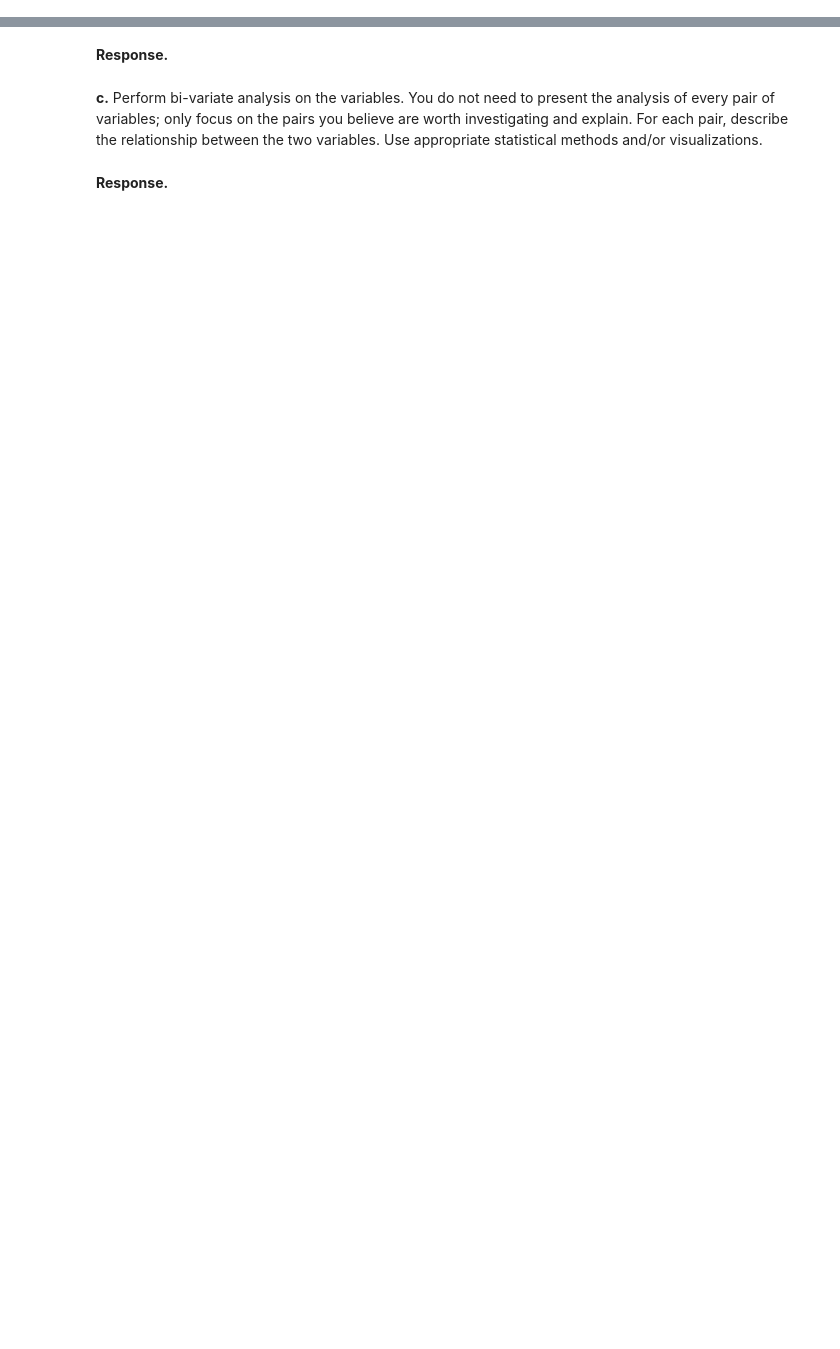
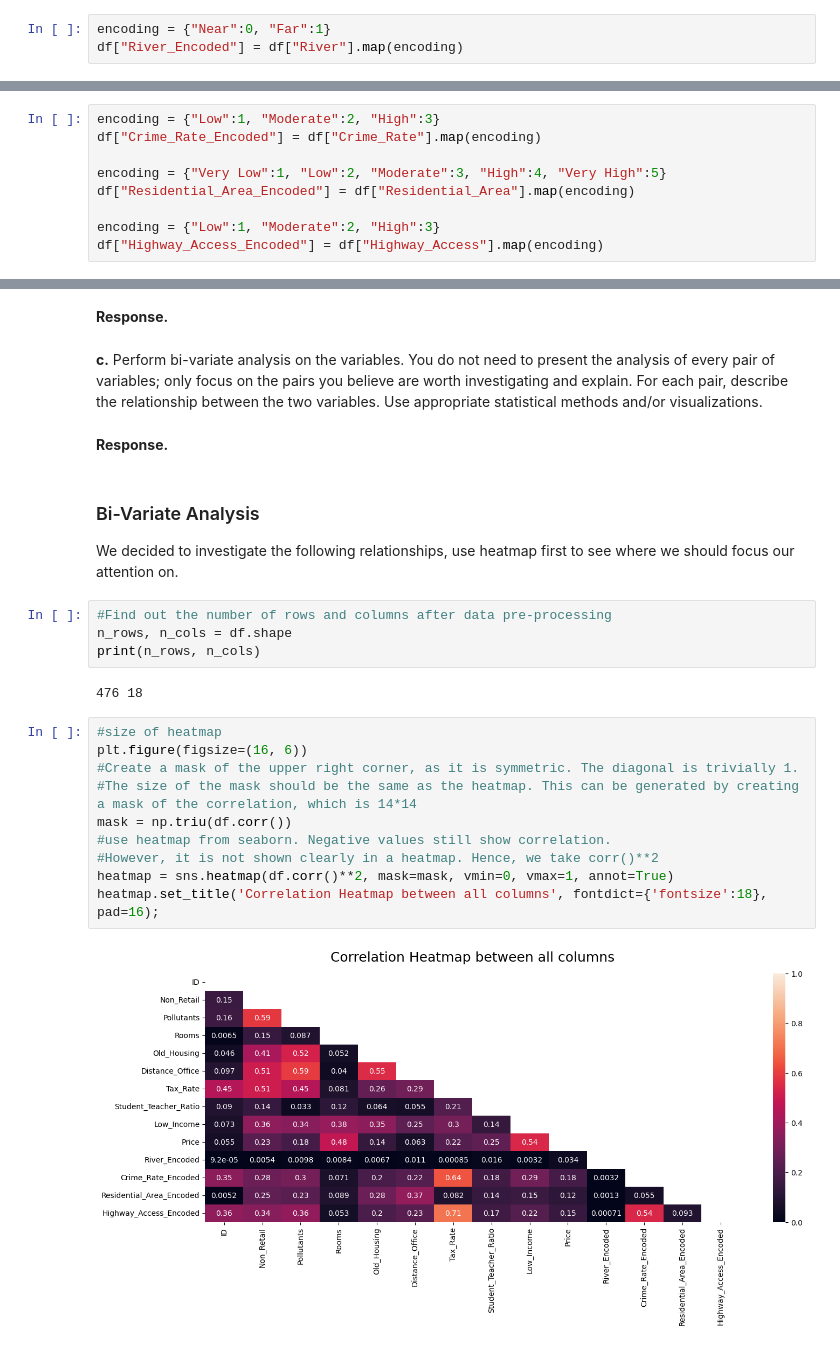
Before and after one commit to nibess1/Koreaboos, a Jupyter notebook: CS105 Project Submission Part I 2024.ipynb, the cells around one changed output, grey strips where cells are left out. Drawn from its saved outputs; the diff is of its cells as text; blank space fills up the shorter version.

```diff
--- a/CS105 Project Submission Part I 2024.ipynb
+++ b/CS105 Project Submission Part I 2024.ipynb
@@ -69,0 +437,3 @@ df = pd.read("")
+# %%
+encoding = {"Near":0, "Far":1}
+df["River_Encoded"] = df["River"].map(encoding)
@@ -69,0 +444,9 @@ df = pd.read("")
+# %%
+encoding = {"Low":1, "Moderate":2, "High":3}
+df["Crime_Rate_Encoded"] = df["Crime_Rate"].map(encoding)
+
+encoding = {"Very Low":1, "Low":2, "Moderate":3, "High":4, "Very High":5}
+df["Residential_Area_Encoded"] = df["Residential_Area"].map(encoding)
+
+encoding = {"Low":1, "Moderate":2, "High":3}
+df["Highway_Access_Encoded"] = df["Highway_Access"].map(encoding)
@@ -81,3 +504,25 @@ df = pd.read("")
 **c.** Perform bi-variate analysis on the variables. You do not need to present the analysis of every pair of variables; only focus on the pairs you believe are worth investigating and explain. For each pair, describe the relationship between the two variables. Use appropriate statistical methods and/or visualizations.
 # %% [markdown]
 **Response.**
+# %% [markdown]
+### Bi-Variate Analysis
+
+We decided to investigate the following relationships, use heatmap first to see where we should focus our attention on.
+# %%
+#Find out the number of rows and columns after data pre-processing
+n_rows, n_cols = df.shape
+print(n_rows, n_cols)
+# %% [output]
+476 18
+# %%
+#size of heatmap
+plt.figure(figsize=(16, 6))
+#Create a mask of the upper right corner, as it is symmetric. The diagonal is trivially 1.
+#The size of the mask should be the same as the heatmap. This can be generated by creating a mask of the correlation, which is 14*14
+mask = np.triu(df.corr())
+#use heatmap from seaborn. Negative values still show correlation.
+#However, it is not shown clearly in a heatmap. Hence, we take corr()**2
+heatmap = sns.heatmap(df.corr()**2, mask=mask, vmin=0, vmax=1, annot=True)
+heatmap.set_title('Correlation Heatmap between all columns', fontdict={'fontsize':18}, pad=16);
+# %% [output]
+[figure, added]
```
Also changed, not shown: parts of 68 cells of this notebook.
